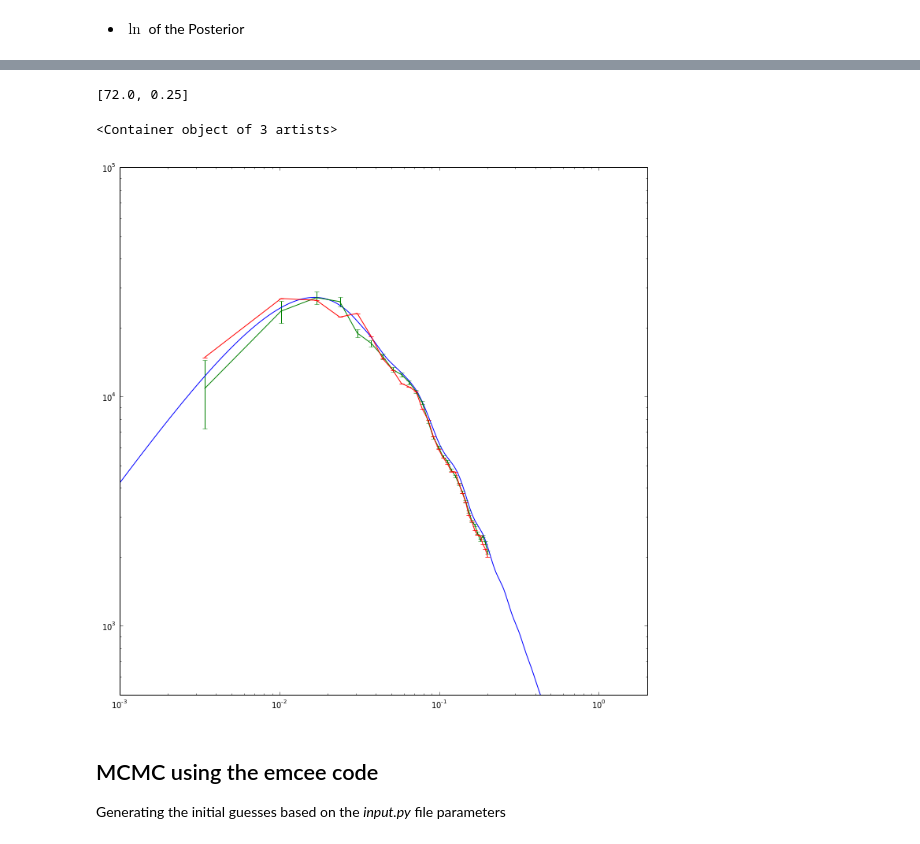
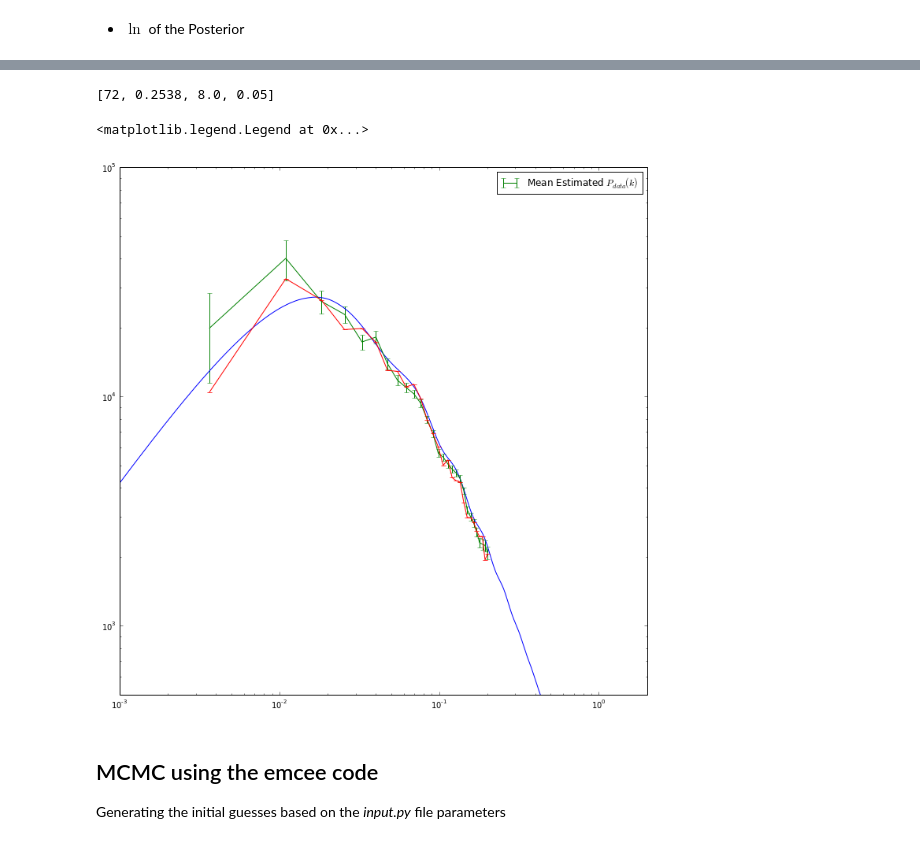
Before and after one commit to arthurmloureiro/MCMaps, a Jupyter notebook: MCMaps.ipynb, the cells around one changed output, grey strips where cells are left out. Cells and saved outputs as stored; diff of their text form; code cells hidden in the pictures.

```diff
--- a/MCMaps.ipynb
+++ b/MCMaps.ipynb
@@ -87,7 +85,7 @@ pl.show()
 %%time
 def n_bar_func(gridr,a_,b_):
     return a_*np.exp(-b_*gridr)
-n_bar_matrix_fid = n_bar_func(grid.grid_r, 100.,0.04)
-pl.imshow(n_bar_matrix_fid[2])
+n_bar_matrix_fid = n_bar_func(grid.grid_r, 8.,0.05)
+pl.imshow(n_bar_matrix_fid[0])
 pl.colorbar()
 # %% [output]
@@ -165,7 +158,7 @@ def delta_x_ln(d_,sigma_,bias_):
 	return np.exp(bias_*d_ - ((bias_**2)*(sigma_))/2.0) -1.
 # %%
 %%time
-def P_theory(q):
+def P_theory(q,DATA):
     """
     q = parameters
     """
@@ -216,6 +209,8 @@ def P_theory(q):
         b = q[ct_p]
     else:
         b = bb[1]
+    #print("a= ", a, "\n")
+    #print("b= ", b, "\n")
     final = time()
     tempo = final - init
     #print("time final P Theory=  ", tempo)
@@ -238,8 +233,9 @@ def P_theory(q):
     #############################
     filepower = powername+"_matterpower.dat"
     k_camb, Pk_camb = np.loadtxt(filepower, unpack=1)
-    k_camb = k_camb[65:]
-    Pk_camb = Pk_camb[65:]
+    #k_camb = k_camb[65:]
+    #Pk_camb = Pk_camb[65:]
+    Pk_camb[np.where(Pk_camb<1E-10)]=1.
     #os.system("rm " + new_file + " " + filepower)
     final = time()
     #print("tempo camb="+str(final-init))
@@ -256,6 +252,9 @@ def P_theory(q):
     ###########################################
     n_bar_matrix = selection_func(grid.grid_r,a,b)
     fkp_mcmc = fkpc.fkp_init(num_bins,n_bar_matrix,bias,cell_size,n_x,n_y,n_z, M)
+    FKP_DATA = fkp_mcmc.fkp(DATA)
+    P_dat = fkp_mcmc.P_ret.real
+    sigma_dat = fkp_mcmc.sigma.real
     ######################################
     # here goes the realization's loop
     ######################################
@@ -331,6 +330,6 @@ def P_theory(q):
     P_avsig = (1./num_realiz)*np.sum(sigma_all, axis=1)
     os.system('rm ' + powername +"*")
     print(q)
-    return P_av.real, P_sig.real, P_avsig.real
+    return P_av.real, P_sig.real, P_avsig.real, P_dat
 # %% [output]
 CPU times: user 0 ns, sys: 0 ns, total: 0 ns
@@ -460,8 +465,11 @@ def ln_post(q,P_d,sig_d):
     #count=count+1
     return lpost
 # %%
-qq = [72.0,0.25]
-print(ln_prior(qq))
-print(ln_likelihood(qq,P_data,Sigma_data))
-ln_post(qq,P_data,Sigma_data)
+qq=[72,0.2538,8.0,0.05]
+#qq=[85.47369467,0.25]
+print("prior = ", ln_prior(qq), "\n")
+print("like = ", ln_likelihood(qq,Map, Sigma_data), "\n")
+print("post = ", ln_post(qq,Map, Sigma_data), "\n")
+print("P_theory = ", P_theory(qq, Map), "\n")
+pqq=P_theory(qq, Map)
 # %% [output]
@@ -473,19 +499,20 @@ ln_post(qq,P_data,Sigma_data)
 # %%
-kf,pf = np.loadtxt("TESTE2_matterpower.dat", unpack=1)
+kf,pf = np.loadtxt("fid2_matterpower.dat", unpack=1)
 #k1,p1 = np.loadtxt("realiz28468ec4-88ea-49af-a211-50864eaf6a67_matterpower.dat", unpack=1)
-Pth = P_theory(qq)
+Pth = P_theory(qq, Map)
 pl.figure(figsize=(12,12))
 pl.loglog()
 pl.xlim(1E-3,2.0)
 pl.ylim(5E2,1E5)
 pl.plot(kf[65:],pf[65:])
-pl.errorbar(k_bar*(2.*np.pi*n_x/L_x),P_data,yerr=Sigma_data,label='Mean Estimated $P_{data}(k)$')
+pl.errorbar(k_bar*(2.*np.pi*n_x/L_x),Pth[3],yerr=Sigma_data,label='Mean Estimated $P_{data}(k)$')
 pl.errorbar(k_bar*(2.*np.pi*n_x/L_x), Pth[0], yerr=Pth[1])
+pl.legend()
 #pl.plot(k1,p1)
 # %% [output]
-[72.0, 0.25]
+[72, 0.2538, 8.0, 0.05]
-<Container object of 3 artists>
+<matplotlib.legend.Legend at 0x...>
-[figure, old version]
+[figure, new version]
 # %% [markdown]
 ## MCMC using the emcee code
 Generating the initial guesses based on the _input.py_ file parameters
```
Also changed, not shown: parts of 17 cells of this notebook, 3 other files.
